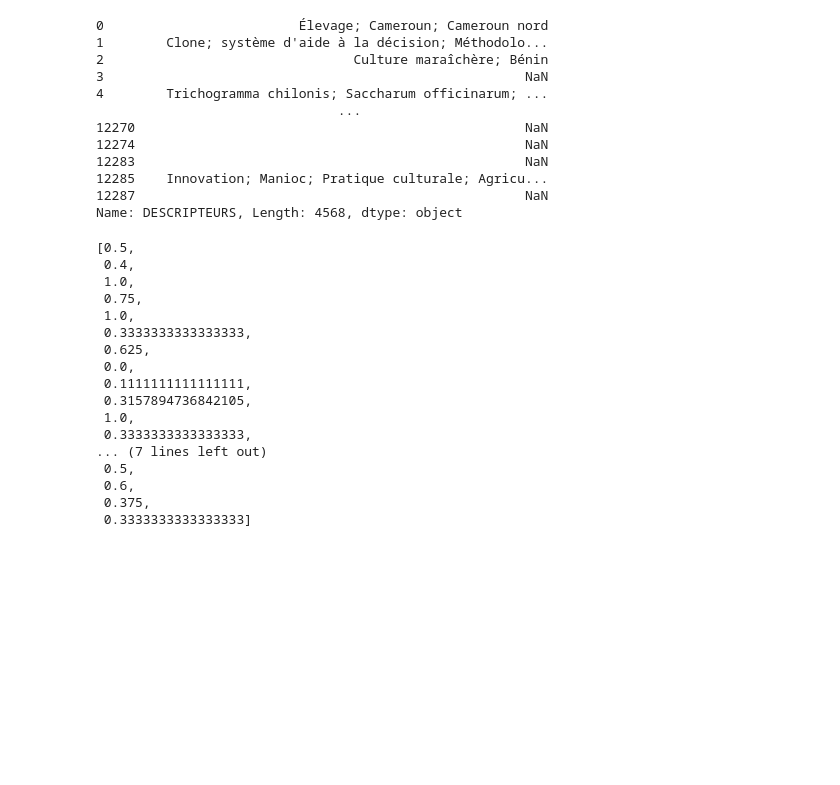
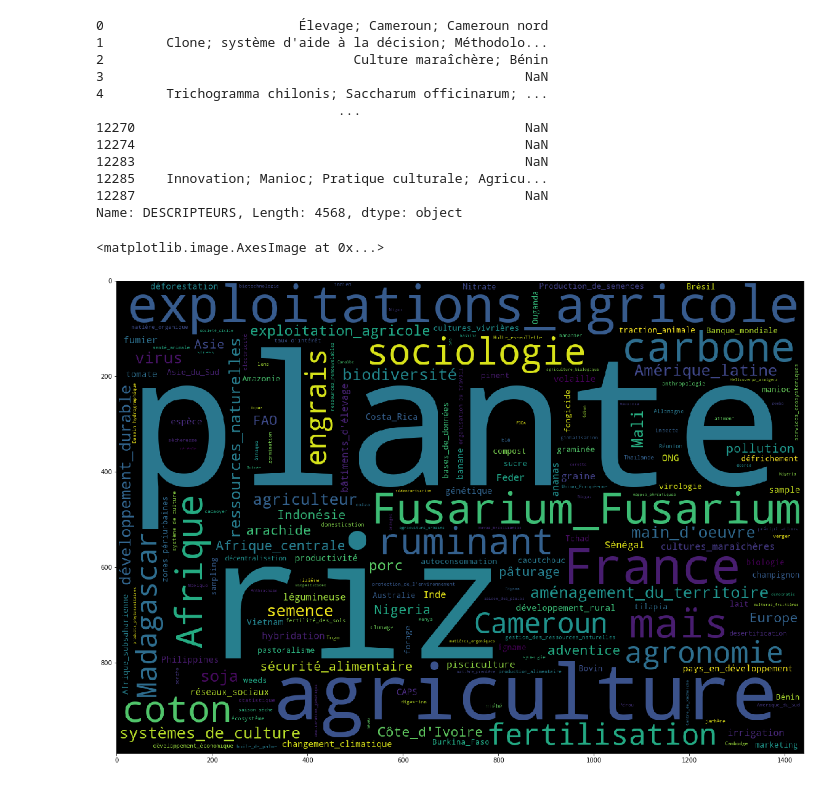
Before and after one commit to twktheainur/etude-technique, a Jupyter notebook: recouvrement.ipynb, the cells around one changed output. Drawn from its saved outputs; the diff is of its cells as text; code cells hidden in the pictures; blank space fills up the shorter version.

```diff
--- a/recouvrement.ipynb
+++ b/recouvrement.ipynb
@@ -164,11 +167,10 @@ file = pd.read_excel('https://github.com/Kipre/etude-technique/blob/master/2020_
 file = file.loc[file.LANGUE_DOC=="fre"]
 
 
-for i, data in file['DESCRIPTEURS'].iteritems():
+for i, data in file['AGRIS'].iteritems():
     if type(data) == str:
         concepts = list(map(lambda x: x.strip(), data.split(';')))
-        for concept in concepts:
-            print(concept, a.find_with_agrovoc(concept))
+        print(concept, a.find_with_agrovoc(concept))
     if i > 30:
         break
 # %% [output]
@@ -192,5 +221,7 @@ Hevea brasiliensis {('http://aims.fao.org/aos/agrovoc/c_3589', 'Hevea brasiliens
 # %%
 import json
+import functools
+
 
 def to_agrovoc(concepts):
     result = set()
@@ -210,16 +241,27 @@ def intersection(set1, set2):
 class Callback:
     def __init__(self, message=""):
         self.average_accuracy=0
+        self.average_precsision=0
+        self.average_recovery=0
+        self.average_nb_entities=0
         self.message = message
         self.examples = 0
         self.memory = []
-    def update(self, set1, set2):
+        self.text=""
+    def update(self, set1, List):
+        set2 = to_agrovoc(List)
+        self.text += ' '.join([word.replace(' ', '_') for _, word in set2])
+        recovery = len(set2)/len(List)if len(List)>0 else 0
         res = intersection(set1, set2)
         accuracy = len(res)/len(set1)if len(set1)>0 else 0
-        self.memory.append(accuracy)
+        precsision = len(res)/len(set2)if len(set2)>0 else 0
+        self.memory.append([accuracy, precsision, recovery])
         self.average_accuracy = (self.average_accuracy * self.examples + accuracy)/(self.examples + 1)
+        self.average_nb_entities = (self.average_nb_entities * self.examples + len(List))/(self.examples + 1)
+        self.average_precsision = (self.average_precsision * self.examples + precsision)/(self.examples + 1)
+        self.average_recovery = (self.average_recovery * self.examples + recovery)/(self.examples + 1)
         self.examples += 1
-        return("{} : {}".format(self.message, accuracy))
+        return("{} : {} , {} , {}".format(self.message, accuracy, precsision, recovery))
 
 
 file = pd.read_excel('https://github.com/Kipre/etude-technique/blob/master/2020_export_Projet_Indexation_Automatique_Notice_accesTI_public_depuis2010_20200204.xlsx?raw=true')
@@ -227,8 +269,6 @@ file = file.loc[file.LANGUE_DOC=="fre"]
 
 results = pd.DataFrame()
 cagro = Callback("Agrovoc")
-cagris = Callback("Agris")
-c = Callback("Agrovoc + Agris")
 for i, row in file.iterrows():
     pdf = row['ACCES_TEXTE_INTEGRAL']
     descriptors = row["DESCRIPTEURS"]
@@ -237,10 +277,9 @@ for i, row in file.iterrows():
     else:
         descriptors = []
         continue
-    agris = list(map(lambda x: x.strip(), row["AGRIS"].split(";")))
-
+    #agris = list(map(lambda x: x.strip().split(" et "), row["AGRIS"].split(";")))
+    #agris = list(functools.reduce(lambda x, y: x + y, agris))
     metadata = to_agrovoc(descriptors)
-    meta_agris = to_agrovoc(agris)
 
     xml = pdf_to_xml(pdf)
     try:
@@ -255,12 +294,10 @@ for i, row in file.iterrows():
         continue
     entities = [part["rawName"].strip() for part in text["entities"]]
     categories = [part["category"].strip() for part in text["global_categories"]]
+    ent_and_cat = entities + categories
+    #ner_metadata = to_agrovoc(entities).union(to_agrovoc(categories))
 
-    ner_metadata = to_agrovoc(entities).union(to_agrovoc(categories))
-
-    print(cagro.update(metadata, ner_metadata),
-    cagris.update(meta_agris, ner_metadata),
-    c.update(metadata.union(meta_agris), ner_metadata))
+    print(cagro.update(metadata, ent_and_cat))
 
     if i > 100:
         break
@@ -299,23 +335,11 @@ file["DESCRIPTEURS"]
 12285    Innovation; Manioc; Pratique culturale; Agricu...
 12287                                                  NaN
 Name: DESCRIPTEURS, Length: 4568, dtype: object
-# %%
-cagro.memory
-# %% [output]
-[0.5,
- 0.4,
- 1.0,
- 0.75,
- 1.0,
- 0.3333333333333333,
- 0.625,
- 0.0,
- 0.1111111111111111,
- 0.3157894736842105,
- 1.0,
- 0.3333333333333333,
-... (7 lines left out)
- 0.5,
- 0.6,
- 0.375,
- 0.3333333333333333]
+# %%
+from wordcloud import WordCloud
+import matplotlib.pyplot as plt
+fig, ax = plt.subplots(figsize=(20, 15))
+ax.imshow(WordCloud(width=1440, height=990, margin= 10).generate(cagro.text))
+# %% [output]
+<matplotlib.image.AxesImage at 0x...>
+[figure, added]
```
Also changed, not shown: parts of 6 cells of this notebook, 3 other files.
